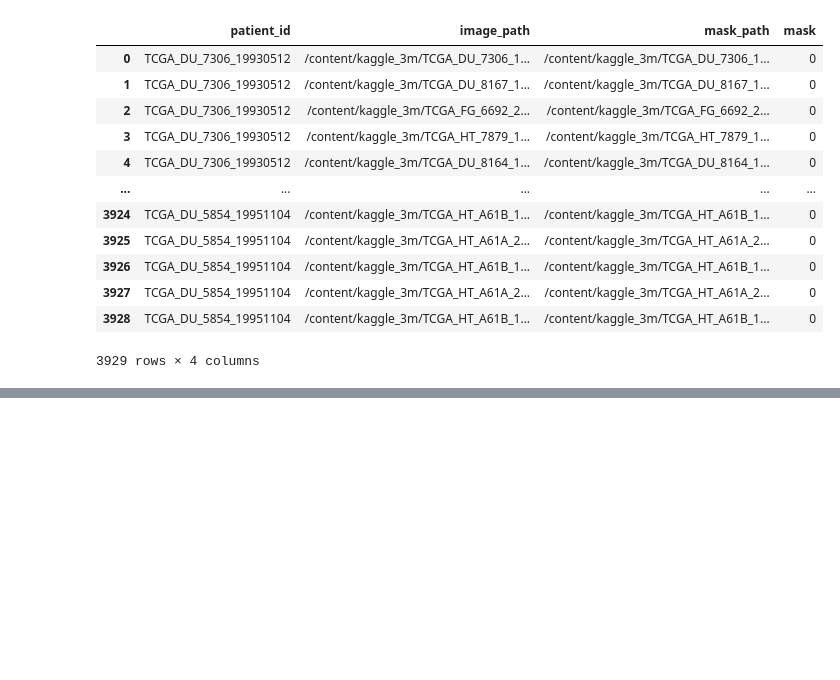
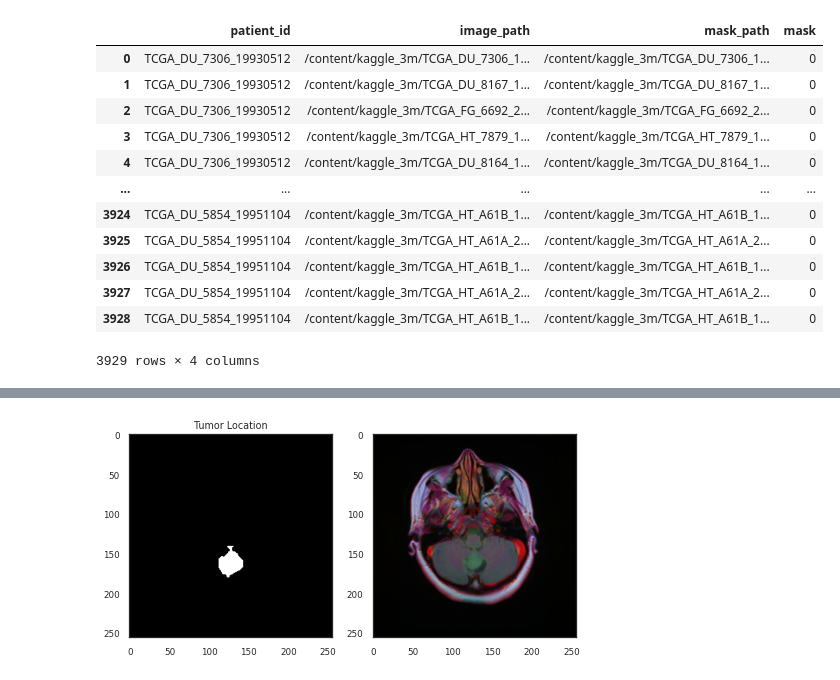
Before and after one commit to byunsy/brain-mri-segmentation, a Jupyter notebook: Brain_MRI_Segmentation.ipynb, the cells around one changed output, grey strips where cells are left out. Cells and saved outputs as stored; diff of their text form; code cells hidden in the pictures; blank space fills up the shorter version.

```diff
--- a/Brain_MRI_Segmentation.ipynb
+++ b/Brain_MRI_Segmentation.ipynb
@@ -151,0 +211,15 @@ brain_df
+# %%
+# Traverse and select the first mri scan that has a valid mask
+for i in range(len(brain_df)):
+    if cv2.imread(brain_df.mask_path[i]).max() > 0:
+        break
+
+plt.figure(figsize=(8,8))
+plt.subplot(1,2,1)
+plt.imshow(cv2.imread(brain_df.mask_path[i]));
+plt.title('Tumor Location')
+
+plt.subplot(1,2,2)
+plt.imshow(cv2.imread(brain_df.image_path[i]));
+# %% [output]
+[figure, added]
```
Also changed, not shown: parts of 6 cells of this notebook.
